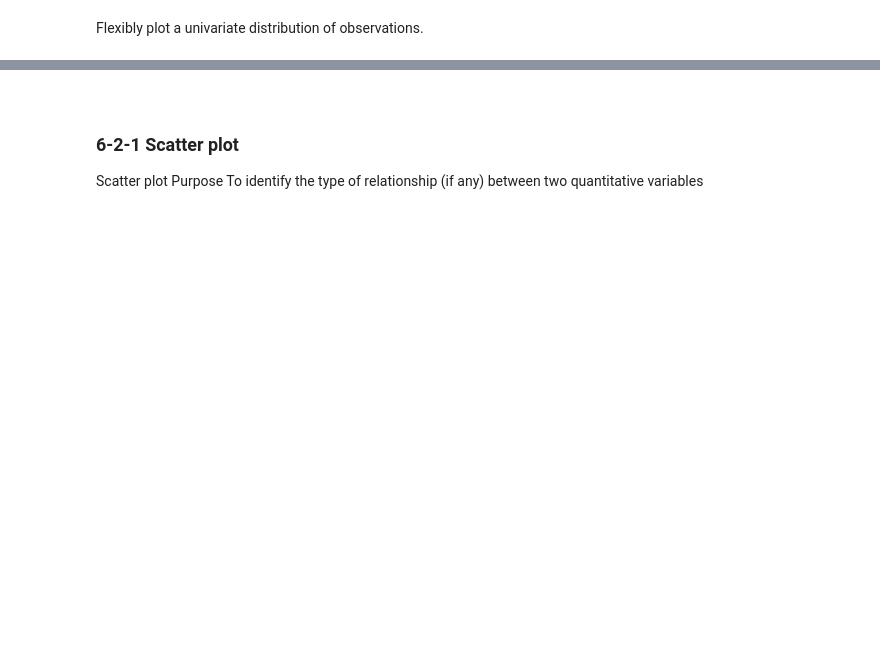
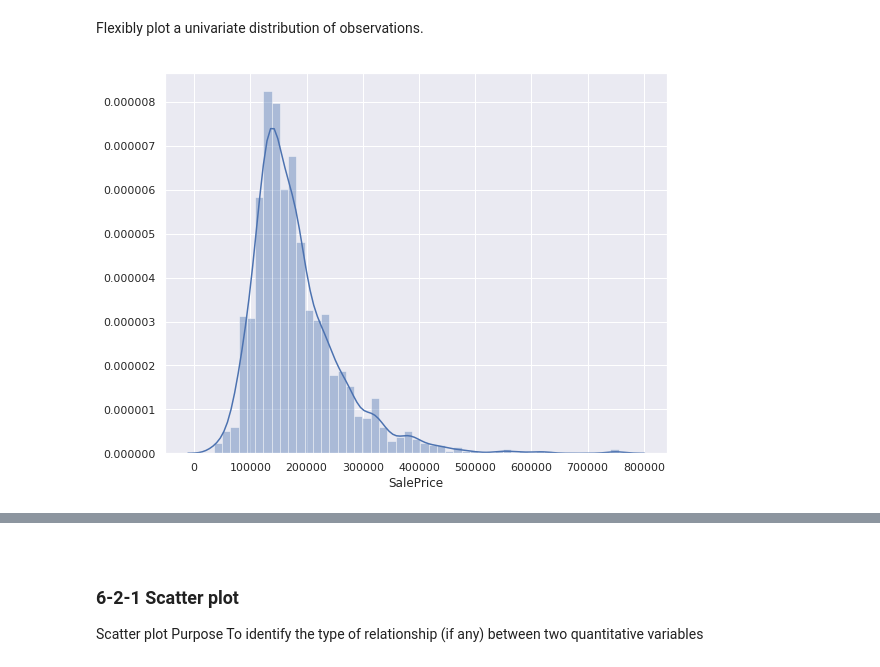
Before and after one commit to anhnt-ptit/10-steps-to-become-a-data-scientist, a Jupyter notebook: 8- How to solve Problem/A Comprehensive Machine Learning WorkFlow for House Price prediction/Machine Learning Workflow for House Prices.ipynb, the cells around one changed output, grey strips where cells are left out. Cells and saved outputs as stored; diff of their text form; code cells hidden in the pictures; blank space fills up the shorter version.

```diff
--- a/8- How to solve Problem/A Comprehensive Machine Learning WorkFlow for House Price prediction/Machine Learning Workflow for House Prices.ipynb
+++ b/8- How to solve Problem/A Comprehensive Machine Learning WorkFlow for House Price prediction/Machine Learning Workflow for House Prices.ipynb
@@ -501,4 +649,7 @@ train['SalePrice'].describe()
 # %% [markdown]
 Flexibly plot a univariate distribution of observations.
 # %%
+sns.set(rc={'figure.figsize':(9,7)})
 sns.distplot(train['SalePrice']);
+# %% [output]
+[figure, added]
```
Also changed, not shown: parts of 56 cells of this notebook.
